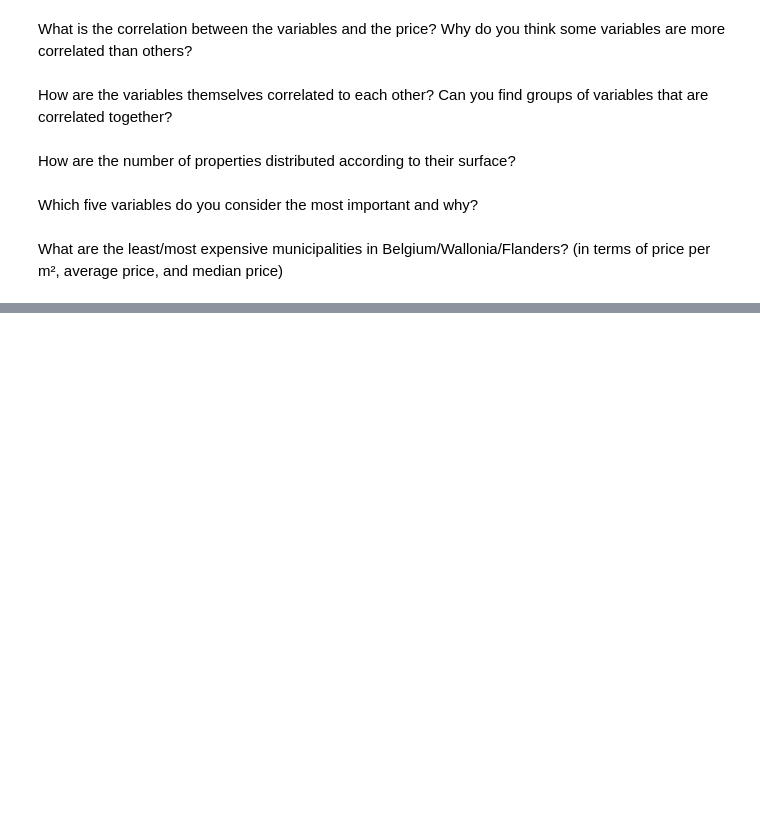
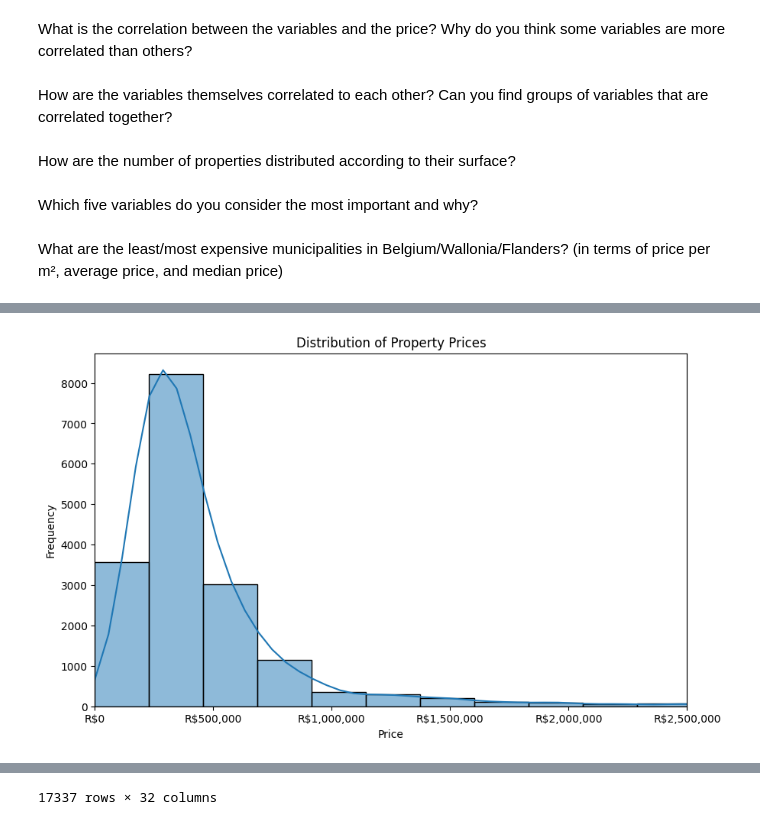
Before and after one commit to Data-Never-Minds/immo-eliza-scraping-dataneverminds, a Jupyter notebook: notebook/jupiter.ipynb, the cells around one changed output, grey strips where cells are left out. Saved outputs shown, nothing was run; the diff lists cells and outputs as text; code cells hidden in the pictures; blank space fills up the shorter version.

```diff
--- a/notebook/jupiter.ipynb
+++ b/notebook/jupiter.ipynb
@@ -89,0 +88,38 @@ for index, row in data.iterrows():
+# %%
+import matplotlib.pyplot as plt
+import seaborn as sns
+import pandas as pd
+from matplotlib.ticker import FuncFormatter
+
+# Supondo que 'df' seja seu DataFrame
+# Carregue seus dados em um DataFrame conforme necessário
+# df = pd.read_csv('path_to_your_data.csv') # Para um arquivo CSV
+# df = pd.read_excel('path_to_your_data.xlsx') # Para um arquivo Excel
+# df = pd.read_sql(query, connection) # Para dados de um banco de dados SQL
+
+# Criando o histograma com uma sobreposição KDE
+plt.figure(figsize=(10, 6))
+sns.histplot(data['Price'], bins=50, kde=True)
+
+# Definindo o título e os rótulos do gráfico
+plt.title('Distribution of Property Prices')
+plt.xlabel('Price')
+plt.ylabel('Frequency')
+plt.xlim(0, 2500000)
+
+# Função para formatar os rótulos de preço
+def price_formatter(x, pos):
+    return 'R${:,.0f}'.format(x)
+
+# Aplicando a formatação dos rótulos de preço ao eixo x
+plt.gca().xaxis.set_major_formatter(FuncFormatter(price_formatter))
+
+# Mostrando o gráfico5
+plt.show()
+
+
+data['Teste'] = 'teste'
+
+data
+# %% [output]
+[figure, added]
@@ -89,0 +138 @@ for index, row in data.iterrows():
+17337 rows × 32 columns
```
Also changed, not shown: parts of 4 cells of this notebook, 2 other files.
